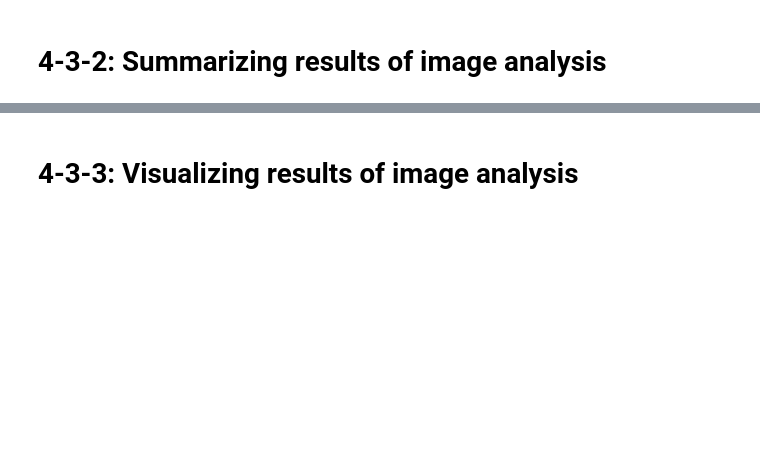
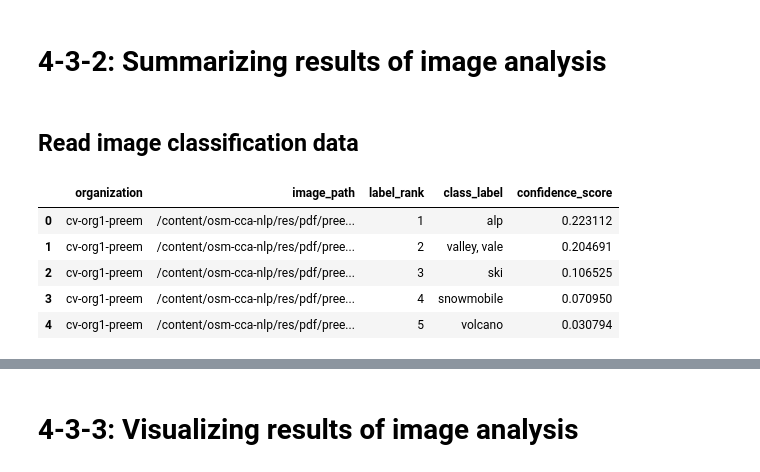
Before and after one commit to cca-cce/osm-cca, a Jupyter notebook: jnb/aicasc/module04_analyzing_image_content_computer_vision_30pct.ipynb, the cells around one changed output, grey strips where cells are left out. Drawn from its saved outputs; the diff is of its cells as text; code cells hidden in the pictures; blank space fills up the shorter version.

```diff
--- a/jnb/aicasc/module04_analyzing_image_content_computer_vision_30pct.ipynb
+++ b/jnb/aicasc/module04_analyzing_image_content_computer_vision_30pct.ipynb
@@ -291,0 +565,20 @@ import pandas as pd
+# %% [markdown]
+## Read image classification data
+# %%
+import pandas as pd
+import seaborn as sns
+import matplotlib.pyplot as plt
+
+# Read the previously saved TSV file
+input_tsv_path = "/content/image_classification_results.tsv"
+df = pd.read_csv(input_tsv_path, sep="\t")
+
+# Display
+df.head()
+# %% [output]
+|  | organization | image_path | label_rank | class_label | confidence_score |
+| 0 | cv-org1-preem | /content/osm-cca-nlp/res/pdf/pree... | 1 | alp | 0.223112 |
+| 1 | cv-org1-preem | /content/osm-cca-nlp/res/pdf/pree... | 2 | valley, vale | 0.204691 |
+| 2 | cv-org1-preem | /content/osm-cca-nlp/res/pdf/pree... | 3 | ski | 0.106525 |
+| 3 | cv-org1-preem | /content/osm-cca-nlp/res/pdf/pree... | 4 | snowmobile | 0.070950 |
+| 4 | cv-org1-preem | /content/osm-cca-nlp/res/pdf/pree... | 5 | volcano | 0.030794 |
```
Also changed, not shown: parts of 24 cells of this notebook.
